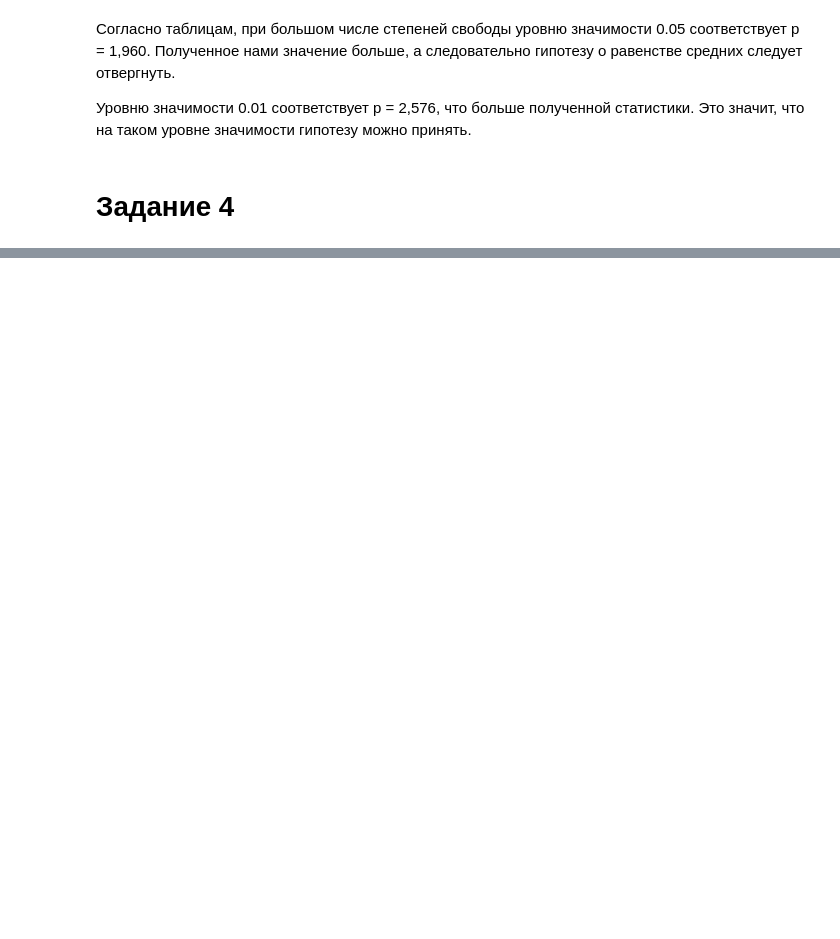
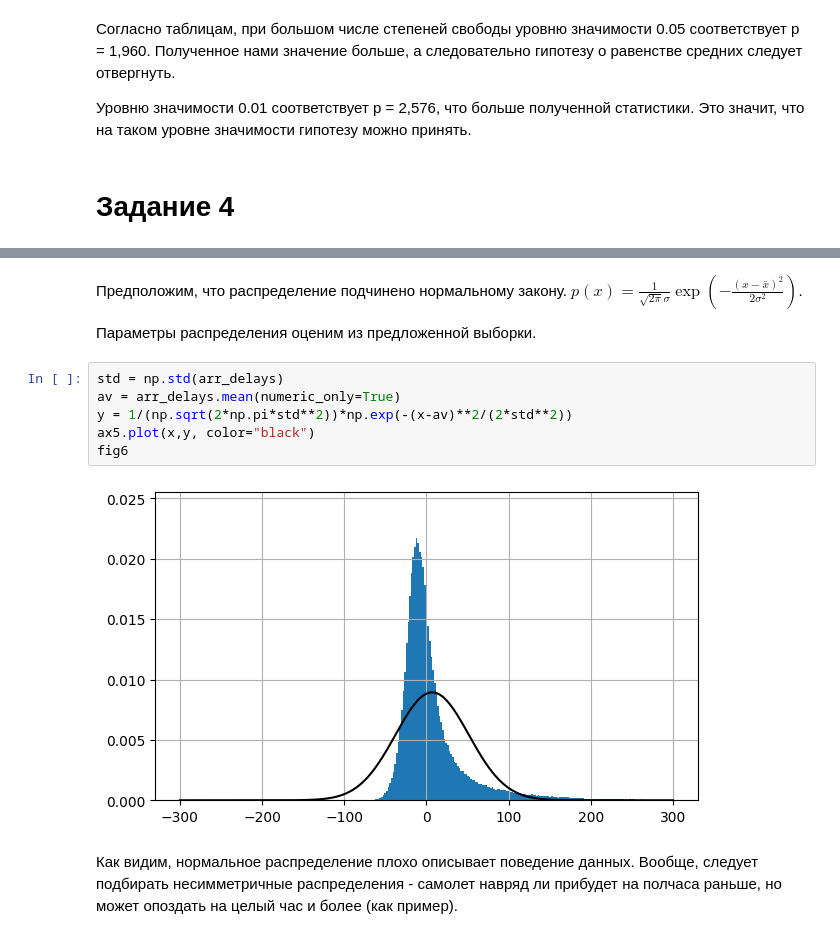
Before and after one commit to Kristalama/-, a Jupyter notebook: МатСтат_Ли_ФизФак.ipynb, the cells around one changed output, grey strips where cells are left out. Saved outputs shown, nothing was run; the diff lists cells and outputs as text; blank space fills up the shorter version.

```diff
--- a/МатСтат_Ли_ФизФак.ipynb
+++ b/МатСтат_Ли_ФизФак.ipynb
@@ -168,0 +274,14 @@ t = 2.3870649797889074
+# %% [markdown]
+Предположим, что распределение подчинено нормальному закону. $p(x) = \frac{1}{\sqrt{2\pi} σ }\exp(-\frac{(x-\bar x)^2}{2σ^2})$.
+
+Параметры распределения оценим из предложенной выборки.
+# %%
+std = np.std(arr_delays)
+av = arr_delays.mean(numeric_only=True)
+y = 1/(np.sqrt(2*np.pi*std**2))*np.exp(-(x-av)**2/(2*std**2))
+ax5.plot(x,y, color="black")
+fig6
+# %% [output]
+[figure, added]
+# %% [markdown]
+Как видим, нормальное распределение плохо описывает поведение данных. Вообще, следует подбирать несимметричные распределения - самолет навряд ли прибудет на полчаса раньше, но может опоздать на целый час и более (как пример).
```
Also changed, not shown: parts of 15 cells of this notebook.
